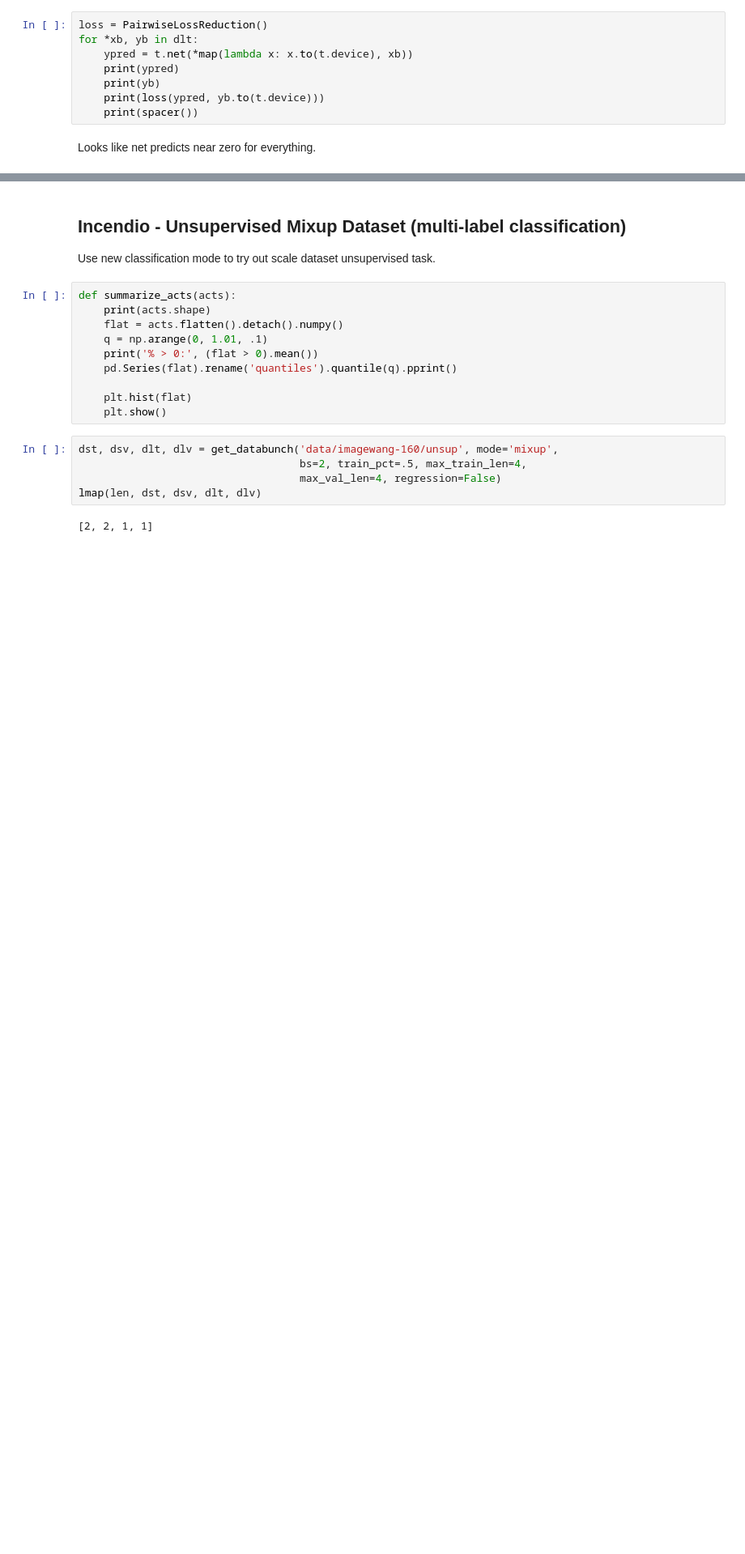
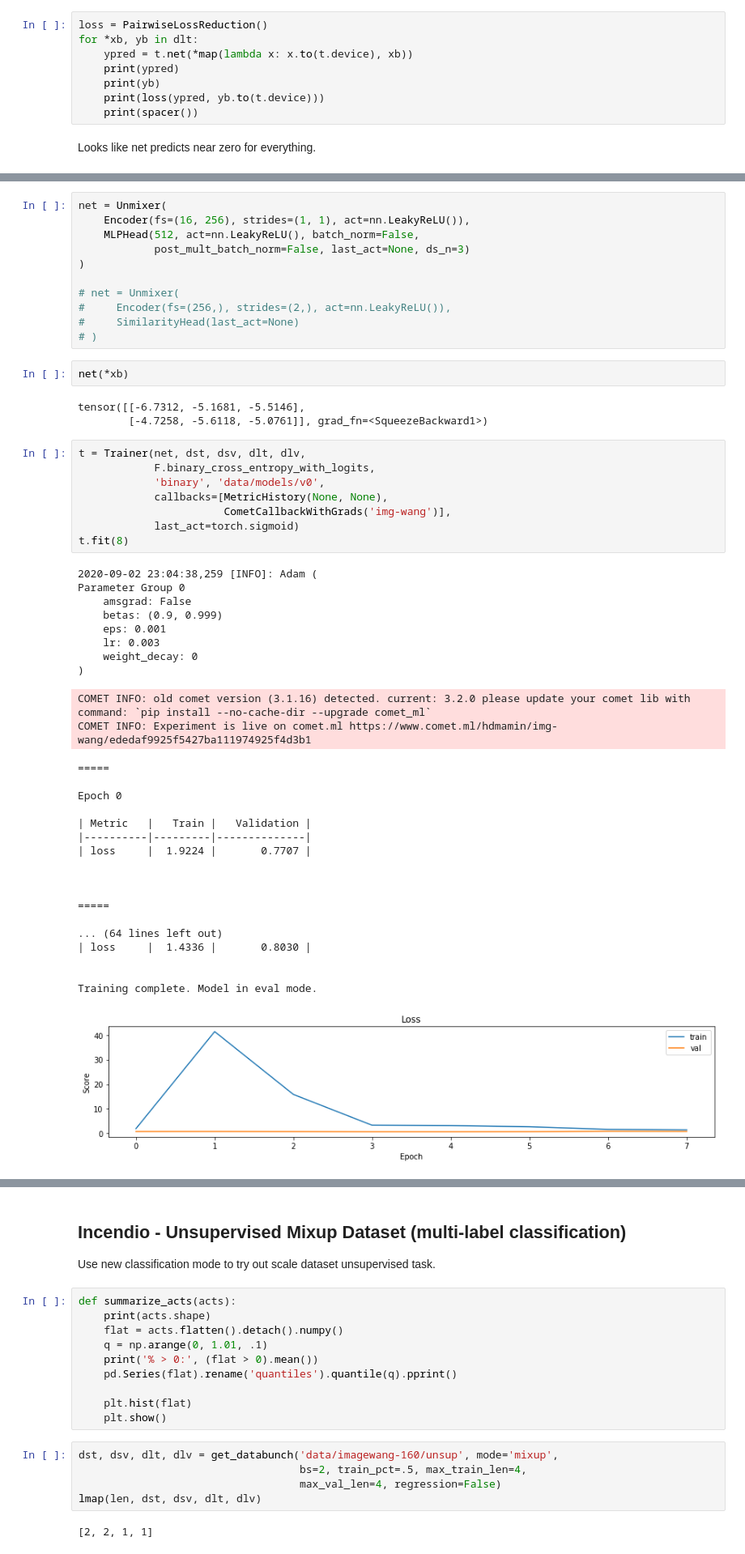
Before and after one commit to hdmamin/self-supervised-vision-exp, a Jupyter notebook: notebooks/nb03-lightning-first-test.ipynb, the cells around one changed output, grey strips where cells are left out. Shown at 81% size. Saved outputs shown, nothing was run; the diff lists cells and outputs as text; blank space fills up the shorter version.

```diff
--- a/notebooks/nb03-lightning-first-test.ipynb
+++ b/notebooks/nb03-lightning-first-test.ipynb
@@ -849,0 +895,53 @@ Looks like net predicts near zero for everything.
+# %%
+net = Unmixer(
+    Encoder(fs=(16, 256), strides=(1, 1), act=nn.LeakyReLU()),
+    MLPHead(512, act=nn.LeakyReLU(), batch_norm=False,
+            post_mult_batch_norm=False, last_act=None, ds_n=3)
+)
+
+# net = Unmixer(
+#     Encoder(fs=(256,), strides=(2,), act=nn.LeakyReLU()),
+#     SimilarityHead(last_act=None)
+# )
+# %%
+net(*xb)
+# %% [output]
+tensor([[-6.7312, -5.1681, -5.5146],
+        [-4.7258, -5.6118, -5.0761]], grad_fn=<SqueezeBackward1>)
+# %%
+t = Trainer(net, dst, dsv, dlt, dlv,
+            F.binary_cross_entropy_with_logits,
+            'binary', 'data/models/v0',
+            callbacks=[MetricHistory(None, None),
+                       CometCallbackWithGrads('img-wang')],
+            last_act=torch.sigmoid)
+t.fit(8)
+# %% [output]
+2020-09-02 23:04:38,259 [INFO]: Adam (
+Parameter Group 0
+    amsgrad: False
+    betas: (0.9, 0.999)
+    eps: 0.001
+    lr: 0.003
+    weight_decay: 0
+)
+COMET INFO: old comet version (3.1.16) detected. current: 3.2.0 please update your comet lib with command: `pip install --no-cache-dir --upgrade comet_ml`
+COMET INFO: Experiment is live on comet.ml https://www.comet.ml/hdmamin/img-wang/ededaf9925f5427ba111974925f4d3b1
+=====
+
+Epoch 0
+
+| Metric   |   Train |   Validation |
+|----------|---------|--------------|
+| loss     |  1.9224 |       0.7707 |
+
+
+
+=====
+
+... (64 lines left out)
+| loss     |  1.4336 |       0.8030 |
+
+
+Training complete. Model in eval mode.
+[figure, added]
```
Also changed, not shown: parts of 11 cells of this notebook, 3 other files.
